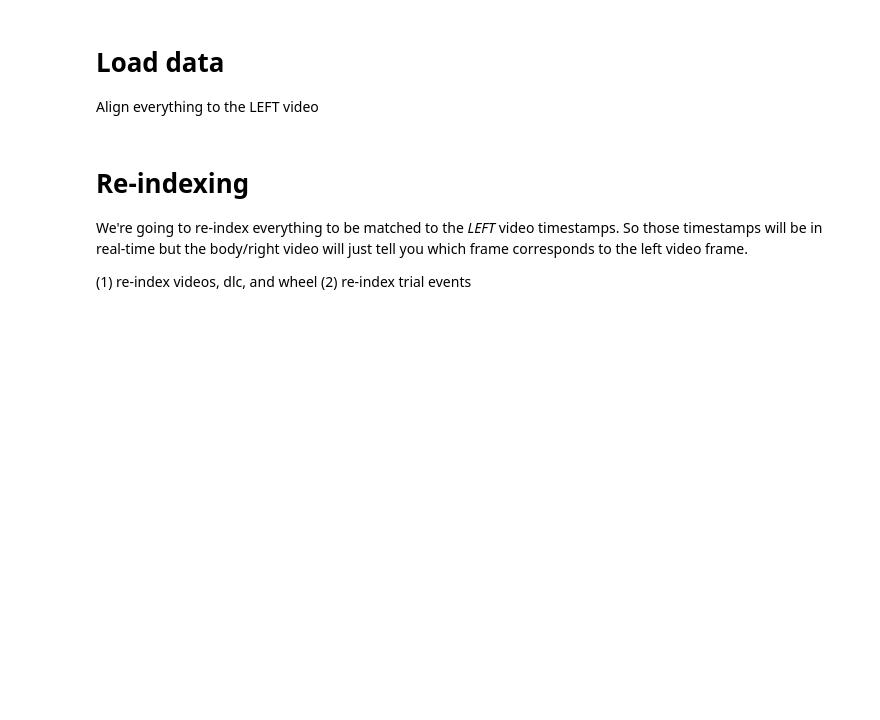
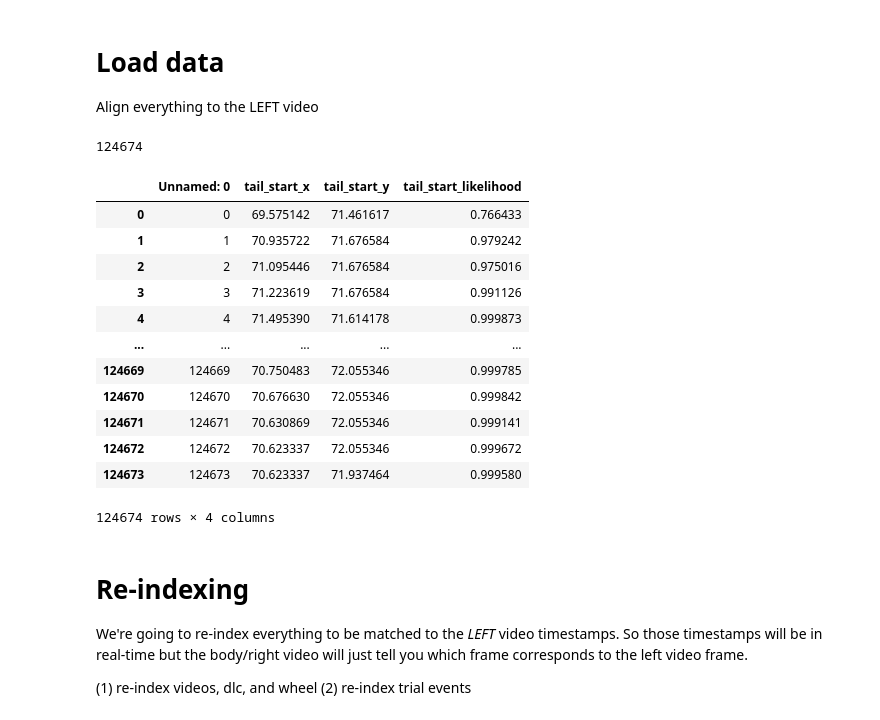
Before and after one commit to int-brain-lab/website, a Jupyter notebook: TrialViewer/pipelines/testing/test.ipynb, the cells around one changed output. Drawn from its saved outputs; the diff is of its cells as text; code cells hidden in the pictures; blank space fills up the shorter version.

```diff
--- a/TrialViewer/pipelines/test.ipynb
+++ b/TrialViewer/pipelines/testing/test.ipynb
@@ -17,6 +17,10 @@ DATA_DIR = './data'
 body_ts = np.load(f'{DATA_DIR}/{pid}/{pid}_body_times_scaled.npy')
 left_ts = np.load(f'{DATA_DIR}/{pid}/{pid}_left_times_scaled.npy')
 right_ts = np.load(f'{DATA_DIR}/{pid}/{pid}_right_times_scaled.npy')
+# %%
+len(body_ts)
+# %% [output]
+124674
 # %%
 # Load csv files
 dlc_right = pd.read_csv(f'{DATA_DIR}/{pid}/{pid}_right_dlc_scaled.csv')
@@ -26,3 +29,19 @@ trials = pd.read_csv(f'{DATA_DIR}/{pid}/{pid}_trials.csv',index_col=0)
+# %%
+dlc_body
+# %% [output]
+|  | Unnamed: 0 | tail_start_x | tail_start_y | tail_start_likelihood |
+| 0 | 0 | 69.575142 | 71.461617 | 0.766433 |
+| 1 | 1 | 70.935722 | 71.676584 | 0.979242 |
+| 2 | 2 | 71.095446 | 71.676584 | 0.975016 |
+| 3 | 3 | 71.223619 | 71.676584 | 0.991126 |
+| 4 | 4 | 71.495390 | 71.614178 | 0.999873 |
+| ... | ... | ... | ... | ... |
+| 124669 | 124669 | 70.750483 | 72.055346 | 0.999785 |
+| 124670 | 124670 | 70.676630 | 72.055346 | 0.999842 |
+| 124671 | 124671 | 70.630869 | 72.055346 | 0.999141 |
+| 124672 | 124672 | 70.623337 | 72.055346 | 0.999672 |
+| 124673 | 124673 | 70.623337 | 71.937464 | 0.999580 |
+124674 rows × 4 columns
 # %%
 # Load wheel
 wheel = np.load(f'{DATA_DIR}/{pid}/{pid}_left_wheel_scaled.npy')
```
Also changed, not shown: parts of 6 cells of this notebook, 14 other files.
